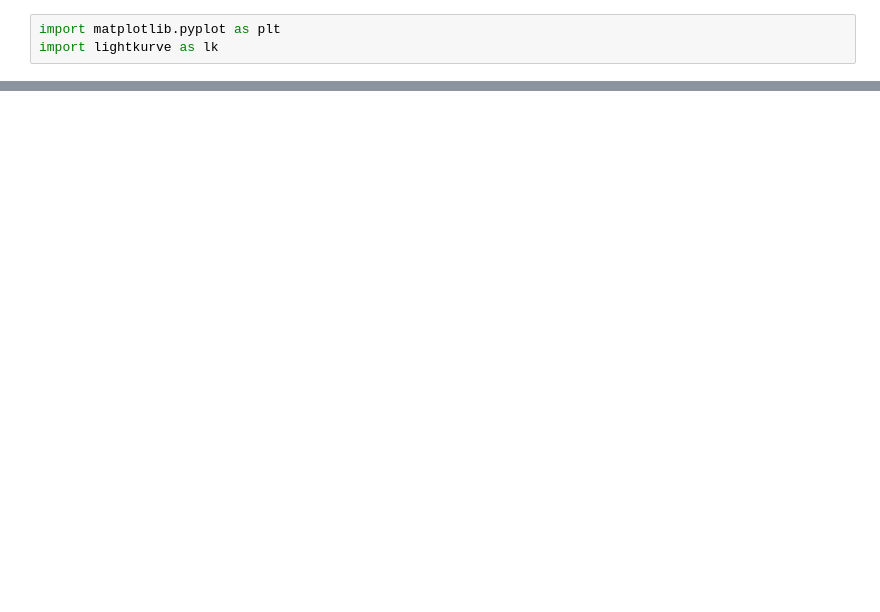
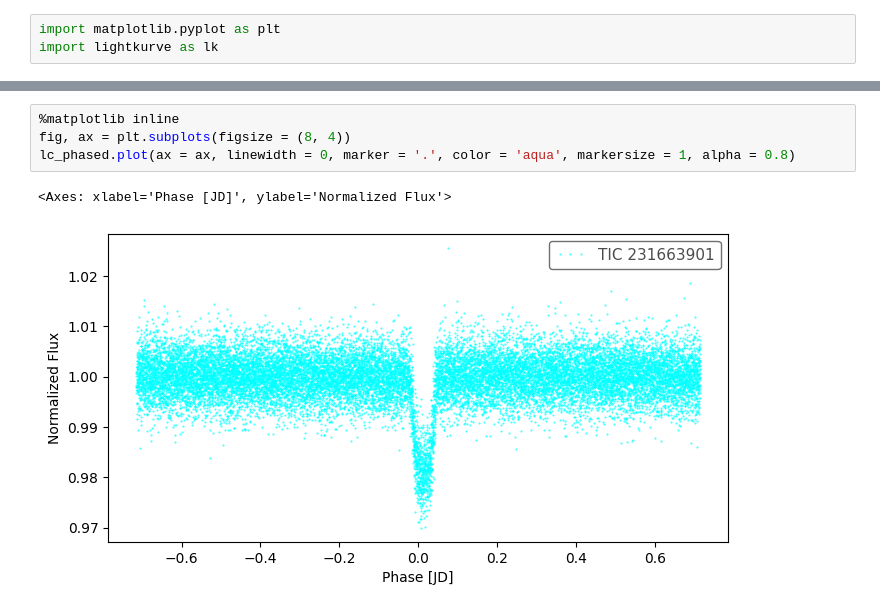
Before and after one commit to Signal-K/sytizen, a Jupyter notebook: deepnote/simpleKurves.ipynb, the cells around one changed output, grey strips where cells are left out. Drawn from its saved outputs; the diff is of its cells as text; blank space fills up the shorter version.

```diff
--- a/deepnote/simpleKurves.ipynb
+++ b/deepnote/simpleKurves.ipynb
@@ -18,0 +27,7 @@ Error:
+# %%
+%matplotlib inline
+fig, ax = plt.subplots(figsize = (8, 4))
+lc_phased.plot(ax = ax, linewidth = 0, marker = '.', color = 'aqua', markersize = 1, alpha = 0.8)
+# %% [output]
+<Axes: xlabel='Phase [JD]', ylabel='Normalized Flux'>
+[figure, added]
```
Also changed, not shown: parts of 7 cells of this notebook.
